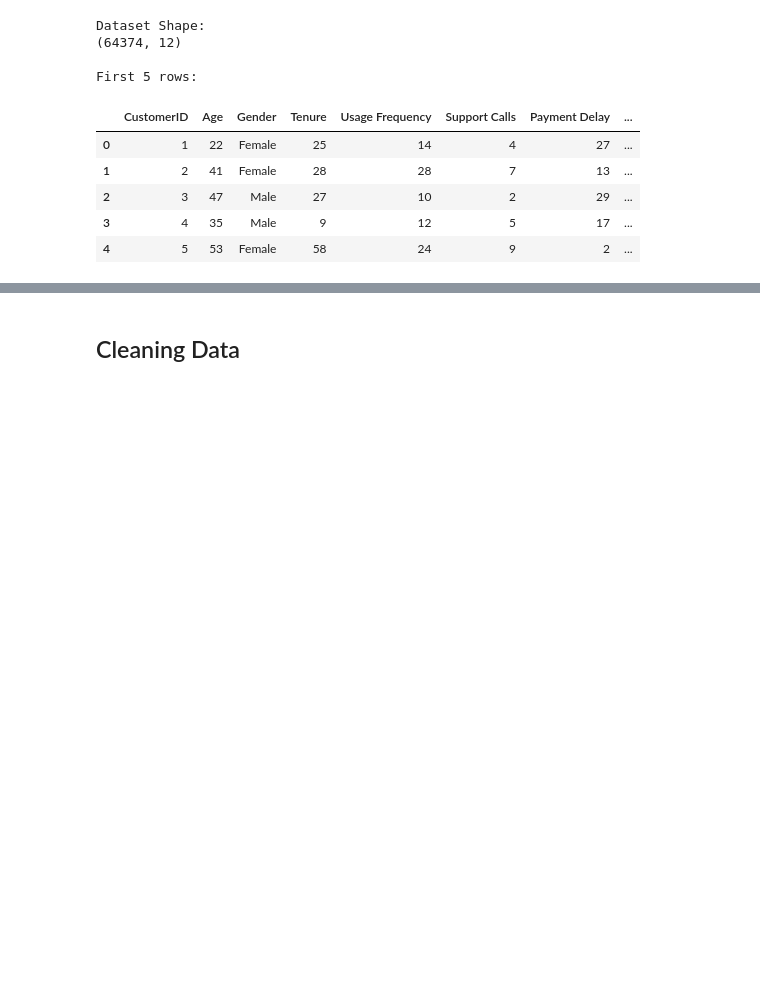
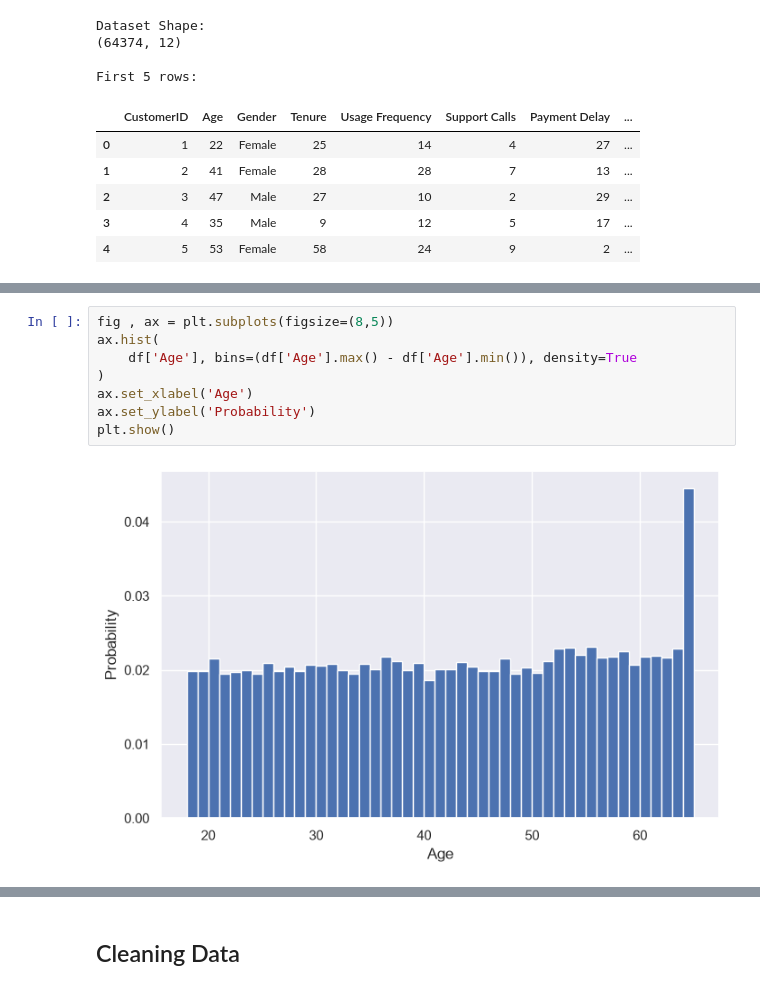
Before and after one commit to aliderakhshan381/Customer-Churn-Prediction, a Jupyter notebook: main.ipynb, the cells around one changed output, grey strips where cells are left out. Saved outputs shown, nothing was run; the diff lists cells and outputs as text; blank space fills up the shorter version.

```diff
--- a/main.ipynb
+++ b/main.ipynb
@@ -37,0 +52,10 @@ First 5 rows:
+# %%
+fig , ax = plt.subplots(figsize=(8,5))
+ax.hist(
+    df['Age'], bins=(df['Age'].max() - df['Age'].min()), density=True
+)
+ax.set_xlabel('Age')
+ax.set_ylabel('Probability')
+plt.show()
+# %% [output]
+[figure, added]
```
Also changed, not shown: parts of 5 cells of this notebook.
